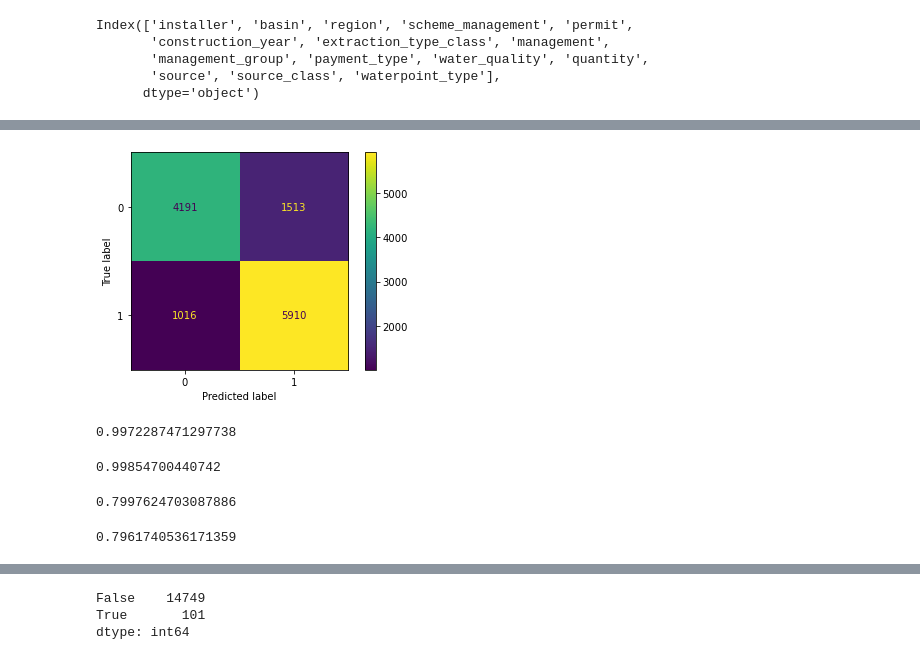
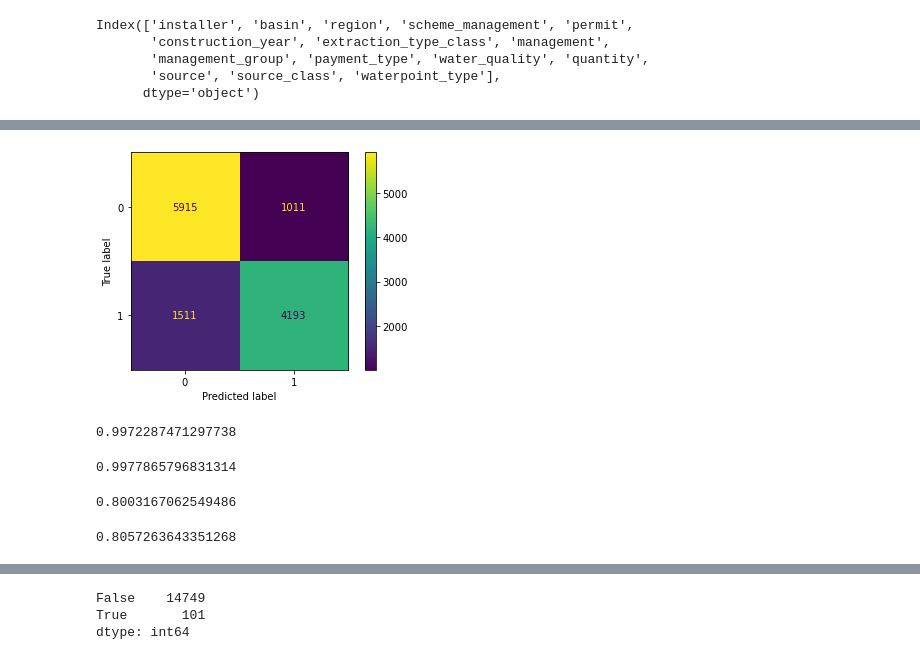
Before and after one commit to njw27/Supervised-ML-For-Tanzanian-Water-Wells, a Jupyter notebook: Group_Notebook.ipynb, the cells around one changed output, grey strips where cells are left out. Saved outputs shown, nothing was run; the diff lists cells and outputs as text; code cells hidden in the pictures.

```diff
--- a/Group_Notebook.ipynb
+++ b/Group_Notebook.ipynb
@@ -73,8 +73,8 @@ non functional             22824
 functional needs repair     4317
 Name: status_group, dtype: int64
 # %%
-target = df_train_label.replace({'status_group': {'functional' : 1,
-                                'non functional' : 0,
-                                'functional needs repair' : 0}})
+target = df_train_label.replace({'status_group': {'functional' : 0,
+                                'non functional' : 1,
+                                'functional needs repair' : 1}})
 target['status_group'].value_counts()
 # %% [output]
@@ -500,23 +500,25 @@ GridSearchCV(cv=5, estimator=KNeighborsClassifier(), n_jobs=-1,
 # %%
-knn_better = KNeighborsClassifier(15, metric = "manhattan", weights = 'distance')
+knn_better = KNeighborsClassifier(14, metric = "manhattan", weights = 'distance')
 knn_better.fit(X_train_clean, y_train)
+
 y_knn_better_train = knn_better.predict(X_train_clean)
 y_knn_better_test = knn_better.predict(X_test_clean)
+
 plot_confusion_matrix(knn_better, X_test_clean, y_test);
 # %% [output]
-[figure, old version]
+[figure, new version]
 # %%
 display(accuracy_score(y_train, y_knn_better_train))
 display(precision_score(y_train, y_knn_better_train))
 # %% [output]
 0.9972287471297738
-0.99854700440742
+0.9977865796831314
 # %%
 display(accuracy_score(y_test, y_knn_better_test))
 display(precision_score(y_test, y_knn_better_test))
 # %% [output]
-0.7997624703087886
+0.8003167062549486
-0.7961740536171359
+0.8057263643351268
 # %%
 from sklearn.ensemble import BaggingClassifier, RandomForestClassifier,\
 ExtraTreesClassifier, VotingClassifier, StackingRegressor
```
Also changed, not shown: parts of 55 cells of this notebook.
